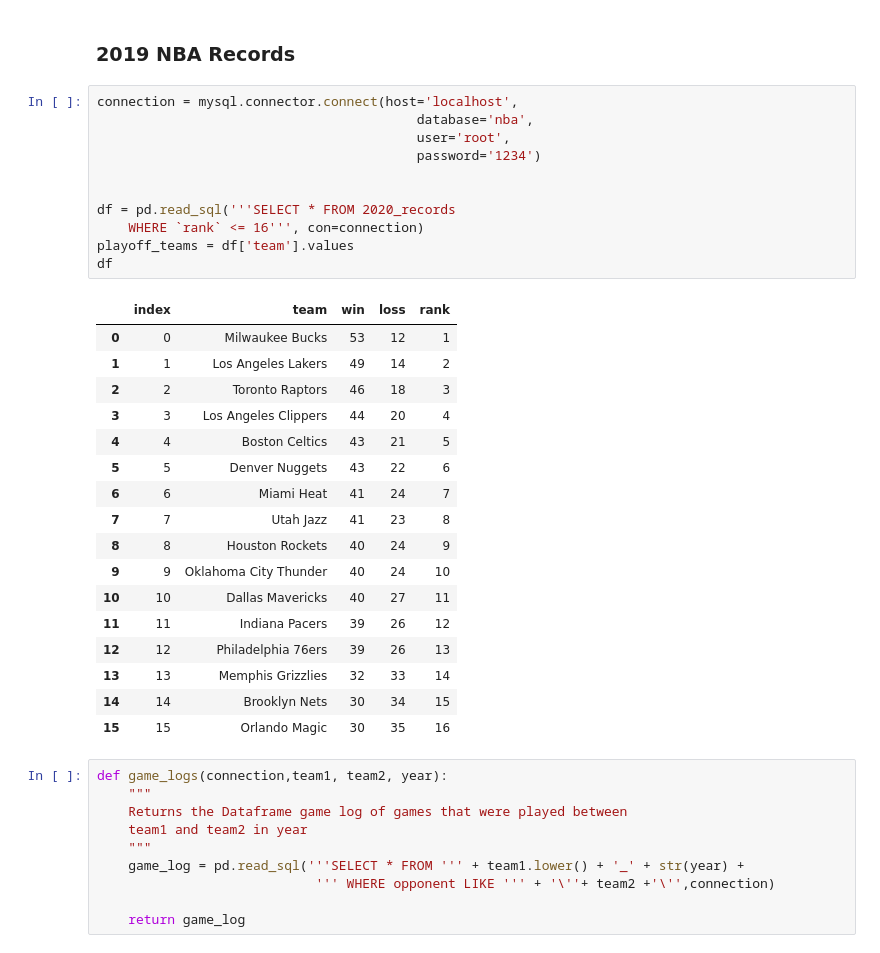
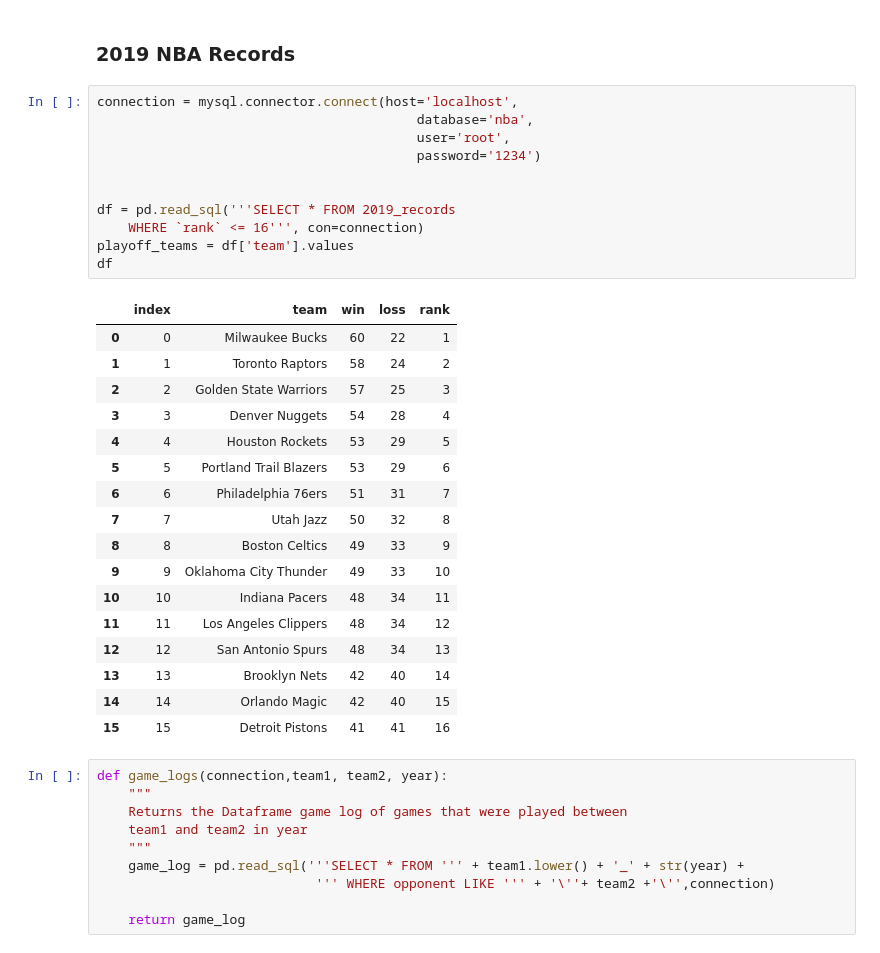
Before and after one commit to thanh17/nba, a Jupyter notebook: NBA project/Basketball Analysis.ipynb, the cells around one changed output. Saved outputs shown, nothing was run; the diff lists cells and outputs as text.

```diff
--- a/NBA project/Basketball Analysis.ipynb
+++ b/NBA project/Basketball Analysis.ipynb
@@ -346,32 +346,32 @@ fig_cavs
 # %%
 connection = mysql.connector.connect(host='localhost',
                                          database='nba',
                                          user='root',
                                          password='1234')
 
 
-df = pd.read_sql('''SELECT * FROM 2020_records
+df = pd.read_sql('''SELECT * FROM 2019_records
     WHERE `rank` <= 16''', con=connection)
 playoff_teams = df['team'].values
 df
 # %% [output]
 |  | index | team | win | loss | rank |
-| 0 | 0 | Milwaukee Bucks | 53 | 12 | 1 |
-| 1 | 1 | Los Angeles Lakers | 49 | 14 | 2 |
-| 2 | 2 | Toronto Raptors | 46 | 18 | 3 |
-| 3 | 3 | Los Angeles Clippers | 44 | 20 | 4 |
-| 4 | 4 | Boston Celtics | 43 | 21 | 5 |
-| 5 | 5 | Denver Nuggets | 43 | 22 | 6 |
-| 6 | 6 | Miami Heat | 41 | 24 | 7 |
-| 7 | 7 | Utah Jazz | 41 | 23 | 8 |
-| 8 | 8 | Houston Rockets | 40 | 24 | 9 |
-| 9 | 9 | Oklahoma City Thunder | 40 | 24 | 10 |
-| 10 | 10 | Dallas Mavericks | 40 | 27 | 11 |
-| 11 | 11 | Indiana Pacers | 39 | 26 | 12 |
-| 12 | 12 | Philadelphia 76ers | 39 | 26 | 13 |
-| 13 | 13 | Memphis Grizzlies | 32 | 33 | 14 |
-| 14 | 14 | Brooklyn Nets | 30 | 34 | 15 |
-| 15 | 15 | Orlando Magic | 30 | 35 | 16 |
+| 0 | 0 | Milwaukee Bucks | 60 | 22 | 1 |
+| 1 | 1 | Toronto Raptors | 58 | 24 | 2 |
+| 2 | 2 | Golden State Warriors | 57 | 25 | 3 |
+| 3 | 3 | Denver Nuggets | 54 | 28 | 4 |
+| 4 | 4 | Houston Rockets | 53 | 29 | 5 |
+| 5 | 5 | Portland Trail Blazers | 53 | 29 | 6 |
+| 6 | 6 | Philadelphia 76ers | 51 | 31 | 7 |
+| 7 | 7 | Utah Jazz | 50 | 32 | 8 |
+| 8 | 8 | Boston Celtics | 49 | 33 | 9 |
+| 9 | 9 | Oklahoma City Thunder | 49 | 33 | 10 |
+| 10 | 10 | Indiana Pacers | 48 | 34 | 11 |
+| 11 | 11 | Los Angeles Clippers | 48 | 34 | 12 |
+| 12 | 12 | San Antonio Spurs | 48 | 34 | 13 |
+| 13 | 13 | Brooklyn Nets | 42 | 40 | 14 |
+| 14 | 14 | Orlando Magic | 42 | 40 | 15 |
+| 15 | 15 | Detroit Pistons | 41 | 41 | 16 |
 # %%
 def game_logs(connection,team1, team2, year):
     """
```
Also changed, not shown: parts of 3 cells of this notebook.
